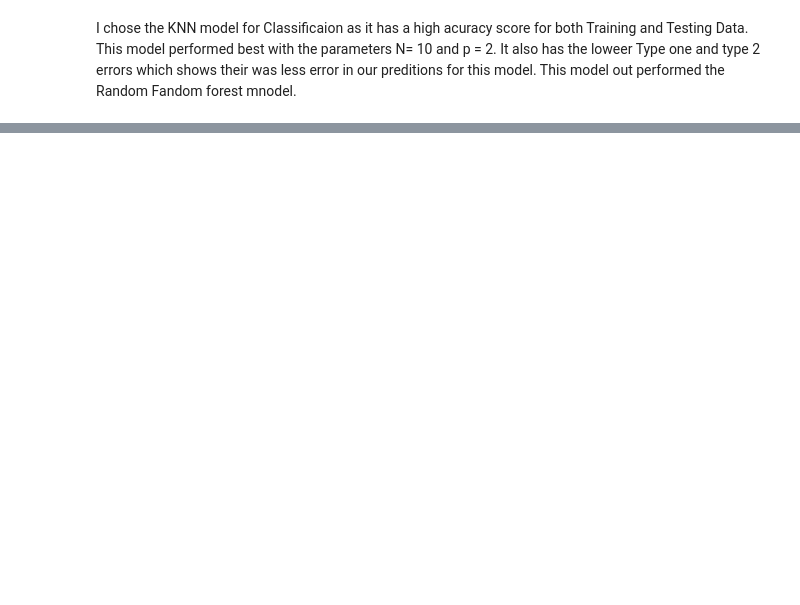
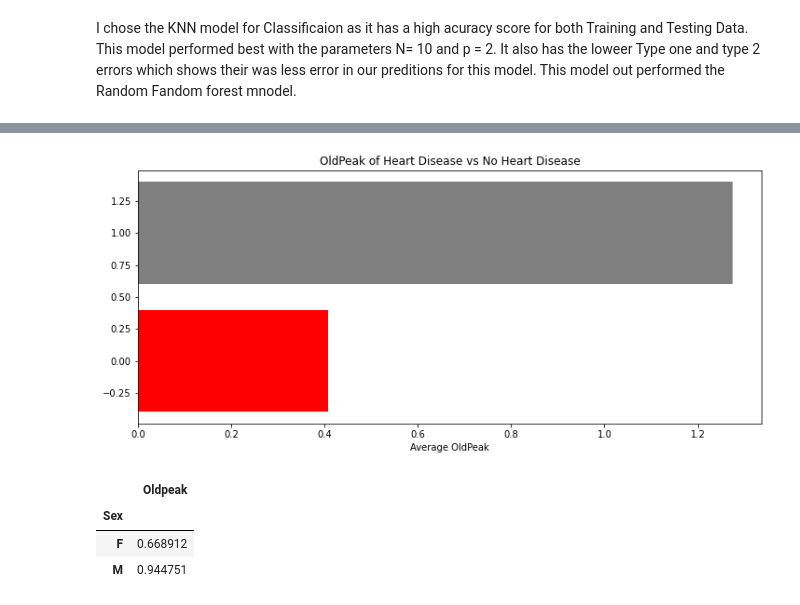
Before and after one commit to mikeamerenda/Project-2, a Jupyter notebook: Project_2_models.ipynb, the cells around one changed output, grey strips where cells are left out. Drawn from its saved outputs; the diff is of its cells as text; code cells hidden in the pictures; blank space fills up the shorter version.

```diff
--- a/Project_2_models.ipynb
+++ b/Project_2_models.ipynb
@@ -696,0 +753,19 @@ I chose the KNN model for Classificaion as it has a high acuracy score for both
+# %%
+plt.figure(figsize = (12, 5))
+
+plt.barh(total_oldpeak.index, total_oldpeak['Oldpeak'],
+         color = ['red', 'grey'])
+
+plt.xlabel('Average OldPeak')
+plt.title('OldPeak of Heart Disease vs No Heart Disease');
+# %% [output]
+[figure, added]
+# %%
+total_Oldpeak = df.groupby('Sex')[['Oldpeak']].mean()
+total_Oldpeak = total_Oldpeak.sort_values(by = 'Oldpeak')
+total_Oldpeak
+# %% [output]
+|  | Oldpeak |
+| Sex |  |
+| F | 0.668912 |
+| M | 0.944751 |
```
Also changed, not shown: parts of 11 cells of this notebook.
